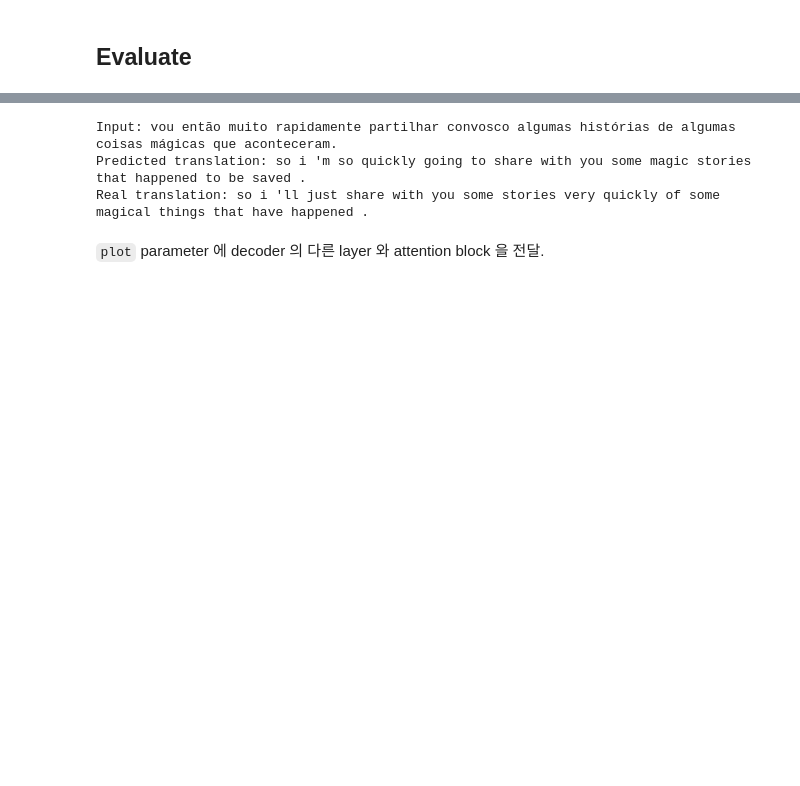
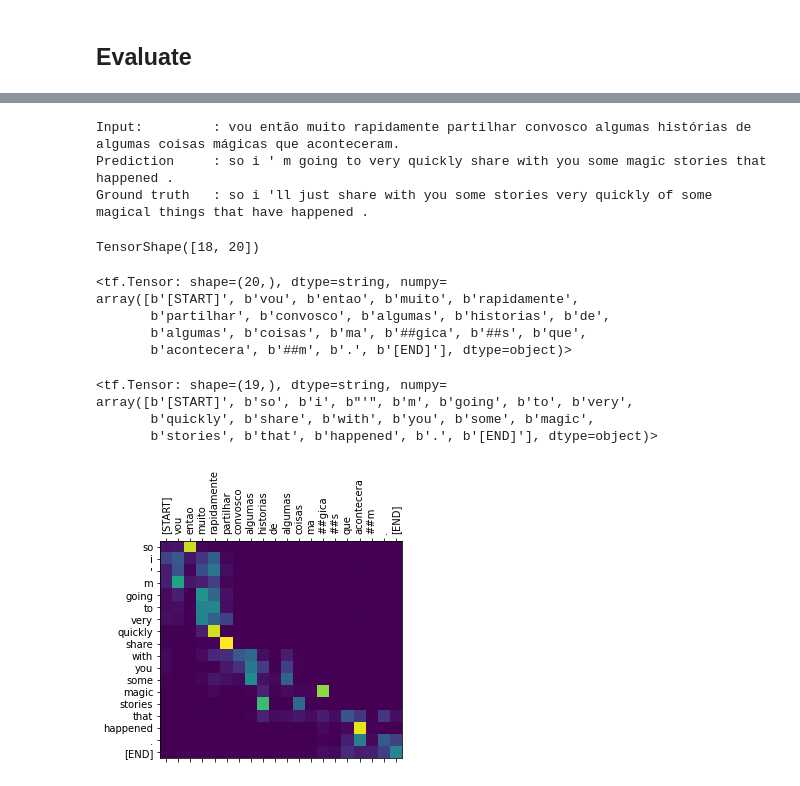
Before and after one commit to ironmanciti/NLP_lecture, a Jupyter notebook: 130_transformer.ipynb, the cells around one changed output, grey strips where cells are left out. Saved outputs shown, nothing was run; the diff lists cells and outputs as text; code cells hidden in the pictures; blank space fills up the shorter version.

```diff
--- a/130_transformer.ipynb
+++ b/130_transformer.ipynb
@@ -1166,9 +1189,59 @@ Real translation: and my neighboring homes heard about this idea .
 # %%
-translate("vou então muito rapidamente partilhar convosco algumas histórias de algumas coisas mágicas que aconteceram.")
-print ("Real translation: so i 'll just share with you some stories very quickly of some magical things that have happened .")
+sentence = "vou então muito rapidamente partilhar convosco algumas histórias de algumas coisas mágicas que aconteceram."
+ground_truth = "so i \'ll just share with you some stories very quickly of some magical things that have happened ."
+
+translated_text, translated_tokens, attention_weights = translator(
+    tf.constant(sentence))
+print_translation(sentence, translated_text, ground_truth)
 # %% [output]
-Input: vou então muito rapidamente partilhar convosco algumas histórias de algumas coisas mágicas que aconteceram.
-Predicted translation: so i 'm so quickly going to share with you some magic stories that happened to be saved .
-Real translation: so i 'll just share with you some stories very quickly of some magical things that have happened .
+Input:         : vou então muito rapidamente partilhar convosco algumas histórias de algumas coisas mágicas que aconteceram.
+Prediction     : so i ' m going to very quickly share with you some magic stories that happened .
+Ground truth   : so i 'll just share with you some stories very quickly of some magical things that have happened .
-# %% [markdown]
-`plot` parameter 에 decoder 의 다른 layer 와 attention block 을 전달.
+# %%
+def plot_attention_head(in_tokens, translated_tokens, attention):
+  # 토큰이 생성되었을 때의 attention을 plot 합니다.
+  # 모델이 출력에서 `<START>`를 생성하지 않았습니다. skip 합니다.
+  translated_tokens = translated_tokens[1:]
+
+  ax = plt.gca()
+  ax.matshow(attention)
+  ax.set_xticks(range(len(in_tokens)))
+  ax.set_yticks(range(len(translated_tokens)))
+
+  labels = [label.decode('utf-8') for label in in_tokens.numpy()]
+  ax.set_xticklabels(
+      labels, rotation=90)
+
+  labels = [label.decode('utf-8') for label in translated_tokens.numpy()]
+  ax.set_yticklabels(labels)
+# %%
+head = 0
+# shape: (batch=1, num_heads, seq_len_q, seq_len_k)
+attention_heads = tf.squeeze(
+  attention_weights['decoder_layer4_block2'], 0)
+attention = attention_heads[head]
+attention.shape
+# %% [output]
+TensorShape([18, 20])
+# %%
+in_tokens = tf.convert_to_tensor([sentence])
+in_tokens = tokenizers.pt.tokenize(in_tokens).to_tensor()
+in_tokens = tokenizers.pt.lookup(in_tokens)[0]
+in_tokens
+# %% [output]
+<tf.Tensor: shape=(20,), dtype=string, numpy=
+array([b'[START]', b'vou', b'entao', b'muito', b'rapidamente',
+       b'partilhar', b'convosco', b'algumas', b'historias', b'de',
+       b'algumas', b'coisas', b'ma', b'##gica', b'##s', b'que',
+       b'acontecera', b'##m', b'.', b'[END]'], dtype=object)>
+# %%
+translated_tokens
+# %% [output]
+<tf.Tensor: shape=(19,), dtype=string, numpy=
+array([b'[START]', b'so', b'i', b"'", b'm', b'going', b'to', b'very',
+       b'quickly', b'share', b'with', b'you', b'some', b'magic',
+       b'stories', b'that', b'happened', b'.', b'[END]'], dtype=object)>
+# %%
+plot_attention_head(in_tokens, translated_tokens, attention)
+# %% [output]
+[figure, added]
```
Also changed, not shown: parts of 93 cells of this notebook, 26 other files.
